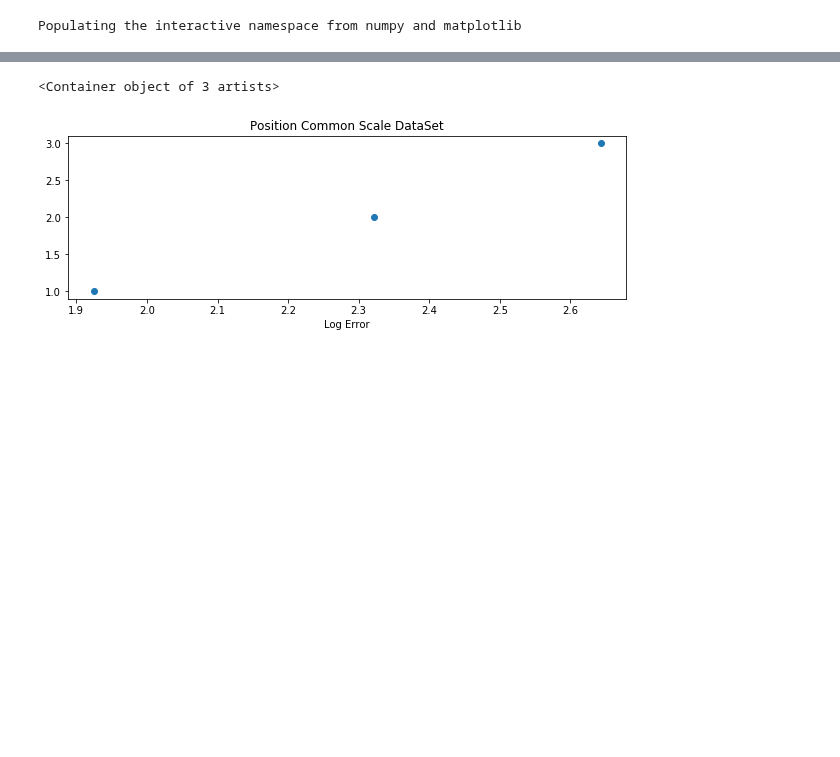
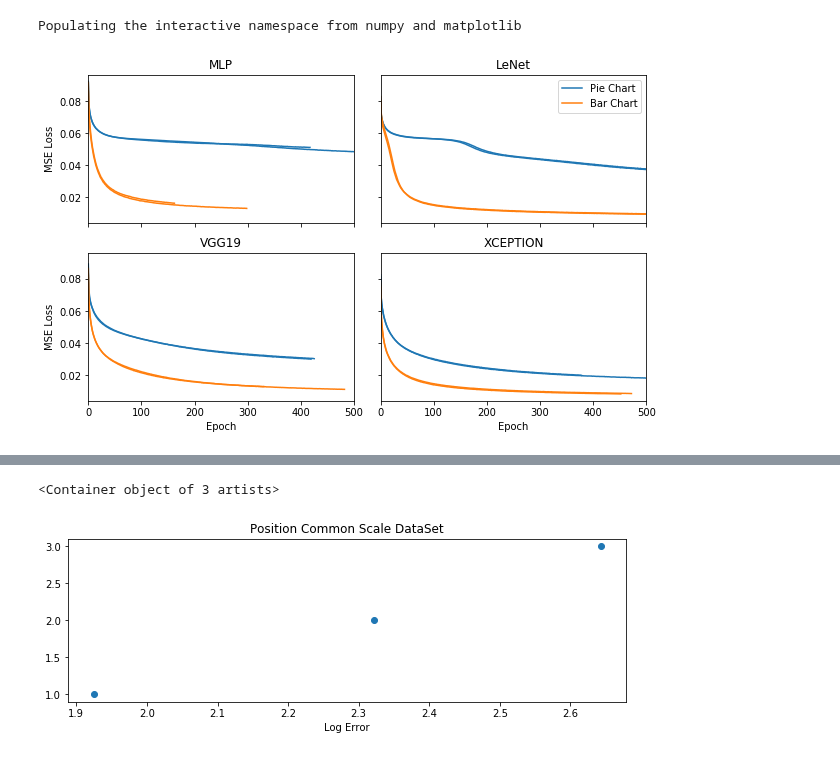
Before and after one commit to Rhoana/perception, a Jupyter notebook: IPY/Figure3_Debug.ipynb, the cells around one changed output, grey strips where cells are left out. Drawn from its saved outputs; the diff is of its cells as text; code cells hidden in the pictures; blank space fills up the shorter version.

Commit message:
Add gfx for figure 3.

```diff
--- a/IPY/Figure3_Debug.ipynb
+++ b/IPY/Figure3_Debug.ipynb
@@ -51,2 +51,5 @@ for i,c in enumerate(classifiers):
 
 #         print d, c, np.mean([stats1['MLAE'], stats2['MLAE']])
+# %%
+bar_mlp_loss1 = bar_stats[0][0][0]['loss']
+bar_mlp_loss2 = bar_stats[0][0][1]['loss']
@@ -52,0 +82,50 @@ for i,c in enumerate(classifiers):
+# %%
+from matplotlib import gridspec
+
+
+classifiers = ['MLP', 'LeNet', 'VGG19', 'XCEPTION']
+
+fig = plt.figure(figsize=(10,6), facecolor='white')
+gs = gridspec.GridSpec(2, 2, width_ratios=[1,1], hspace=.2, wspace=.1)
+
+axes = [None]*4
+
+for i, c in enumerate(classifiers):
+
+    if i == 0:
+        axes[i] = fig.add_subplot(gs[i])#, sharey=axes[0])
+        plt.setp(axes[0].get_xticklabels(), visible=False)
+        plt.ylabel('MSE Loss')
+    elif i == 1:
+        axes[i] = fig.add_subplot(gs[i], sharey=axes[0])
+        plt.setp(axes[1].get_yticklabels(), visible=False)
+        plt.setp(axes[1].get_xticklabels(), visible=False)
+
+#         plt.ylabel(False)
+    elif i == 2:
+        axes[i] = fig.add_subplot(gs[i], sharey=axes[0], sharex=axes[0])
+        plt.ylabel('MSE Loss')
+        plt.xlabel('Epoch')
+    elif i == 3:
+        axes[i] = fig.add_subplot(gs[i], sharey=axes[2])
+        plt.setp(axes[3].get_yticklabels(), visible=False)
+        plt.xlabel('Epoch')
+
+    bar_mlp_loss1 = bar_stats[i][0][0]['loss']
+    bar_mlp_loss2 = bar_stats[i][0][1]['loss']
+    pie_mlp_loss1 = pie_stats[i][0][0]['loss']
+    pie_mlp_loss2 = pie_stats[i][0][1]['loss']
+
+
+    plot(pie_mlp_loss1, label='Pie Chart', color='C0')
+    plot(pie_mlp_loss2, color='C0')
+    plot(bar_mlp_loss1, label='Bar Chart', color='C1')
+    plot(bar_mlp_loss2, color='C1')
+    plt.xlim(0,500)
+    plt.title(c)
+
+
+    if i == 1:
+        plt.legend()
+# %% [output]
+[figure, added]
```
Also changed, not shown: parts of 9 cells of this notebook, 4 other files.
